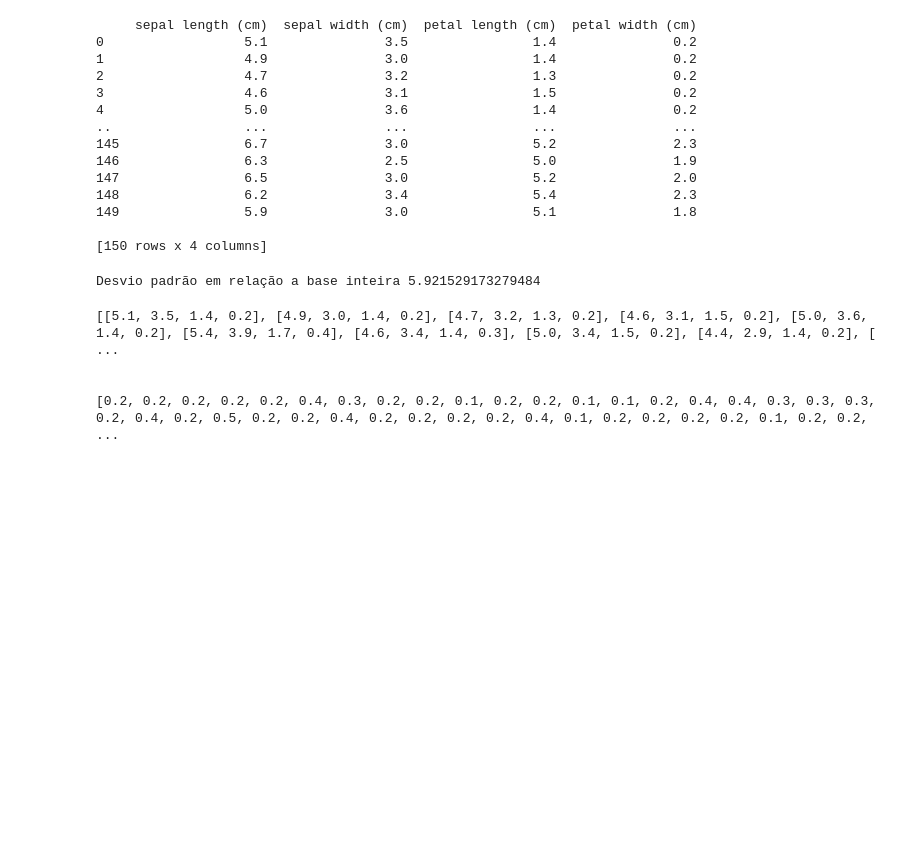
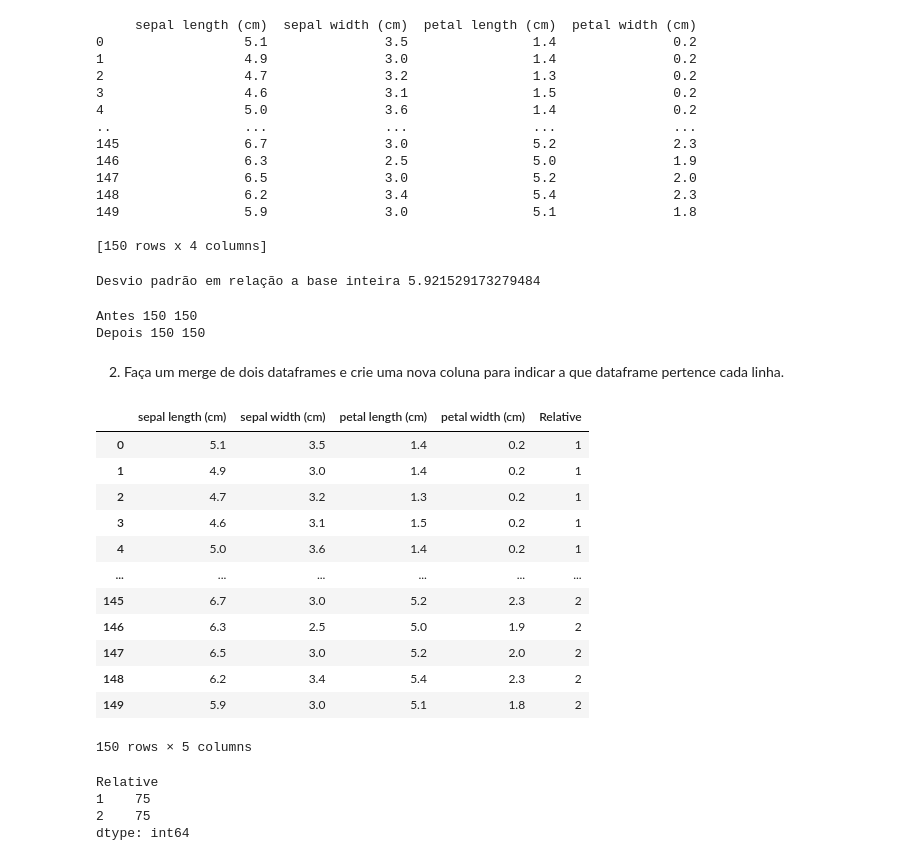
Before and after one commit to VivianeSouza923/MySQL-Pandas-Linux-Git_LAPISCO, a Jupyter notebook: Exercise_Pandas.ipynb, the cells around one changed output. Saved outputs shown, nothing was run; the diff lists cells and outputs as text; code cells hidden in the pictures; blank space fills up the shorter version.

```diff
--- a/Exercise_Pandas.ipynb
+++ b/Exercise_Pandas.ipynb
@@ -261,14 +261,63 @@ print('Desvio padrão em relação a base inteira {}'.format(std_out))
 # %% [output]
 Desvio padrão em relação a base inteira 5.921529173279484
 # %%
-arr_values = df_iris2.iloc[:, 0:4].values.tolist()
-arr_class = df_iris2.iloc[:, 3].values.tolist()
+# criar listas
+list_values = df_iris2.iloc[:, 0:4].values.tolist()
+list_class = df_iris2.iloc[:, 3].values.tolist()
 
-print (arr_values)
-print('\n')
-print (arr_class)
+# print (list_values)
+# print('\n')
+# print (list_class)
+
+print ('Antes', len(list_values), len(list_class))
+
+for i, v in enumerate (list_values):
+    x = False
+   # print (v)
+
+    if j > std_out:
+        x = True
+    if x == True:
+        del(list_values[i])
+        del(list_class[i])
+        x = False
+
+
+print ('Depois', len(list_values), len(list_class))
 # %% [output]
-[[5.1, 3.5, 1.4, 0.2], [4.9, 3.0, 1.4, 0.2], [4.7, 3.2, 1.3, 0.2], [4.6, 3.1, 1.5, 0.2], [5.0, 3.6, 1.4, 0.2], [5.4, 3.9, 1.7, 0.4], [4.6, 3.4, 1.4, 0.3], [5.0, 3.4, 1.5, 0.2], [4.4, 2.9, 1.4, 0.2], [ ...
-
-
-[0.2, 0.2, 0.2, 0.2, 0.2, 0.4, 0.3, 0.2, 0.2, 0.1, 0.2, 0.2, 0.1, 0.1, 0.2, 0.4, 0.4, 0.3, 0.3, 0.3, 0.2, 0.4, 0.2, 0.5, 0.2, 0.2, 0.4, 0.2, 0.2, 0.2, 0.2, 0.4, 0.1, 0.2, 0.2, 0.2, 0.2, 0.1, 0.2, 0.2, ...
+Antes 150 150
+Depois 150 150
+# %% [markdown]
+2) Faça um merge de dois dataframes e crie uma nova coluna para indicar a que dataframe pertence cada linha.
+# %%
+# pra ficar mais simples, eu vou fazer tudo com um df só (vou dividir um em dois e depois juntar)
+df_div = len(df_iris2)//2
+
+iris1 = df_iris2.iloc[:df_div, :]
+iris1 = iris1.assign(Relative = [1 for x in range(len(iris1))])
+iris2 = df_iris2.iloc[df_div:, :]
+iris2 = iris2.assign(Relative = [2 for x in range(len(iris2))])
+
+all_iris = pd.concat((iris1, iris2), axis=0)
+all_iris
+# %% [output]
+|  | sepal length (cm) | sepal width (cm) | petal length (cm) | petal width (cm) | Relative |
+| 0 | 5.1 | 3.5 | 1.4 | 0.2 | 1 |
+| 1 | 4.9 | 3.0 | 1.4 | 0.2 | 1 |
+| 2 | 4.7 | 3.2 | 1.3 | 0.2 | 1 |
+| 3 | 4.6 | 3.1 | 1.5 | 0.2 | 1 |
+| 4 | 5.0 | 3.6 | 1.4 | 0.2 | 1 |
+| ... | ... | ... | ... | ... | ... |
+| 145 | 6.7 | 3.0 | 5.2 | 2.3 | 2 |
+| 146 | 6.3 | 2.5 | 5.0 | 1.9 | 2 |
+| 147 | 6.5 | 3.0 | 5.2 | 2.0 | 2 |
+| 148 | 6.2 | 3.4 | 5.4 | 2.3 | 2 |
+| 149 | 5.9 | 3.0 | 5.1 | 1.8 | 2 |
+150 rows × 5 columns
+# %%
+all_iris.groupby(by='Relative').size()
+# %% [output]
+Relative
+1    75
+2    75
+dtype: int64
```
Also changed, not shown: parts of 4 cells of this notebook.
